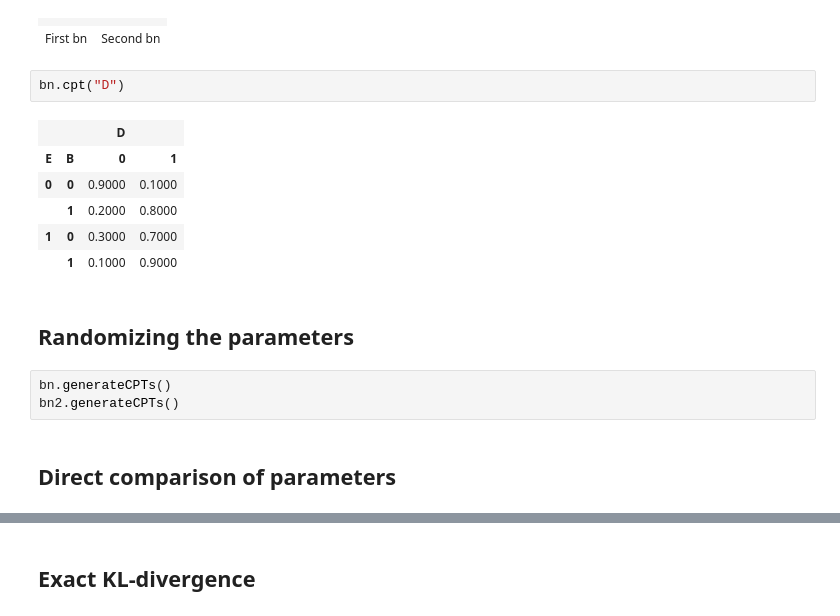
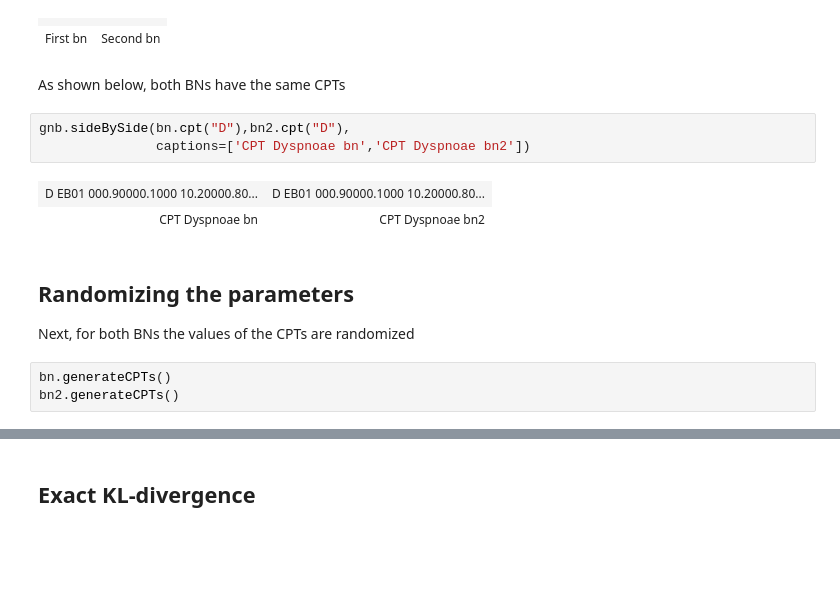
Before and after one commit to hannibunny/probability, a Jupyter notebook: prob/_build/html/_sources/BayesNetLearningWithPandas.ipynb, the cells around one changed output, grey strips where cells are left out. Saved outputs shown, nothing was run; the diff lists cells and outputs as text; blank space fills up the shorter version.

```diff
--- a/prob/_build/html/_sources/BayesNetLearningWithPandas.ipynb
+++ b/prob/_build/html/_sources/BayesNetLearningWithPandas.ipynb
@@ -20,19 +37,18 @@ gnb.sideBySide(bn,bn2,
 # %% [output]
 |  |  |
 | First bn | Second bn |
-# %%
-bn.cpt("D")
-# %% [output]
-|  |  | D |  |
-| E | B | 0 | 1 |
-| 0 | 0 | 0.9000 | 0.1000 |
-|  | 1 | 0.2000 | 0.8000 |
-| 1 | 0 | 0.3000 | 0.7000 |
-|  | 1 | 0.1000 | 0.9000 |
-# %% [markdown]
-## Randomizing the parameters
+# %% [markdown]
+As shown below, both BNs have the same CPTs
+# %%
+gnb.sideBySide(bn.cpt("D"),bn2.cpt("D"),
+               captions=['CPT Dyspnoae bn','CPT Dyspnoae bn2'])
+# %% [output]
+| D EB01 000.90000.1000 10.20000.80... | D EB01 000.90000.1000 10.20000.80... |
+| CPT Dyspnoae bn | CPT Dyspnoae bn2 |
+# %% [markdown]
+## Randomizing the parameters
+
+Next, for both BNs the values of the CPTs are randomized
 # %%
 bn.generateCPTs()
 bn2.generateCPTs()
-# %% [markdown]
-## Direct comparison of parameters
```
Also changed, not shown: parts of 40 cells of this notebook, 42 other files.
